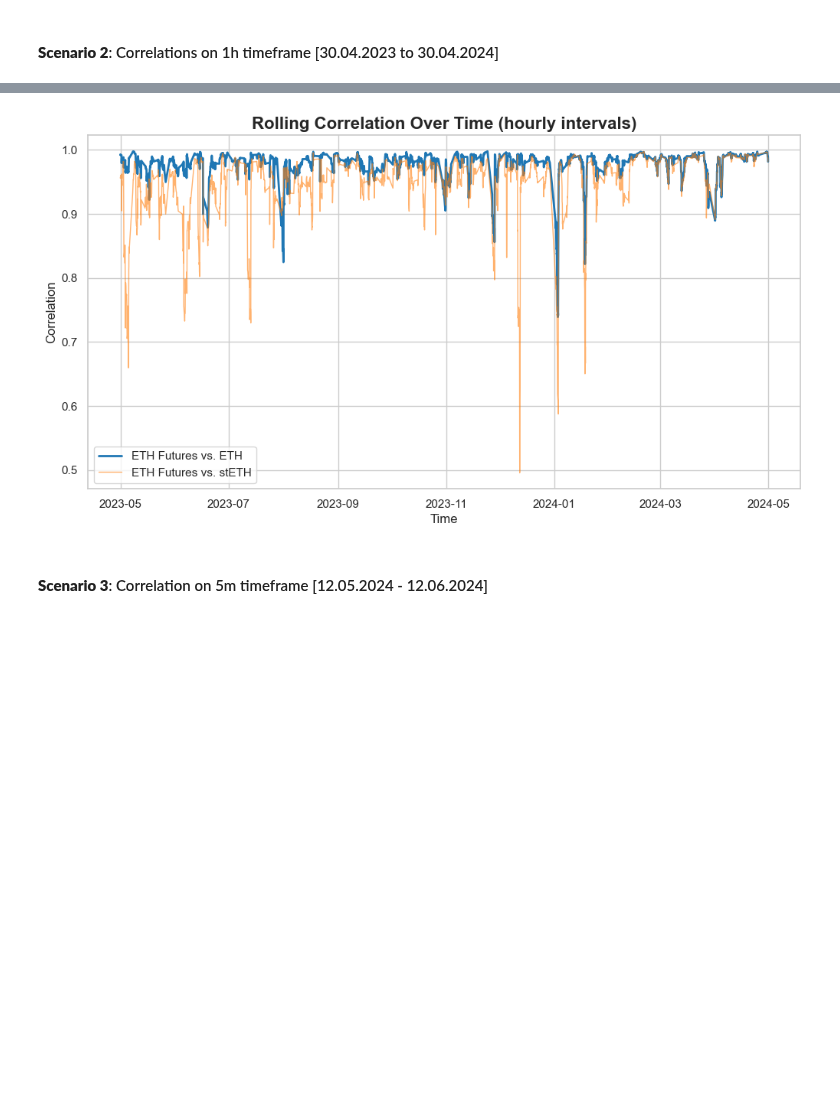
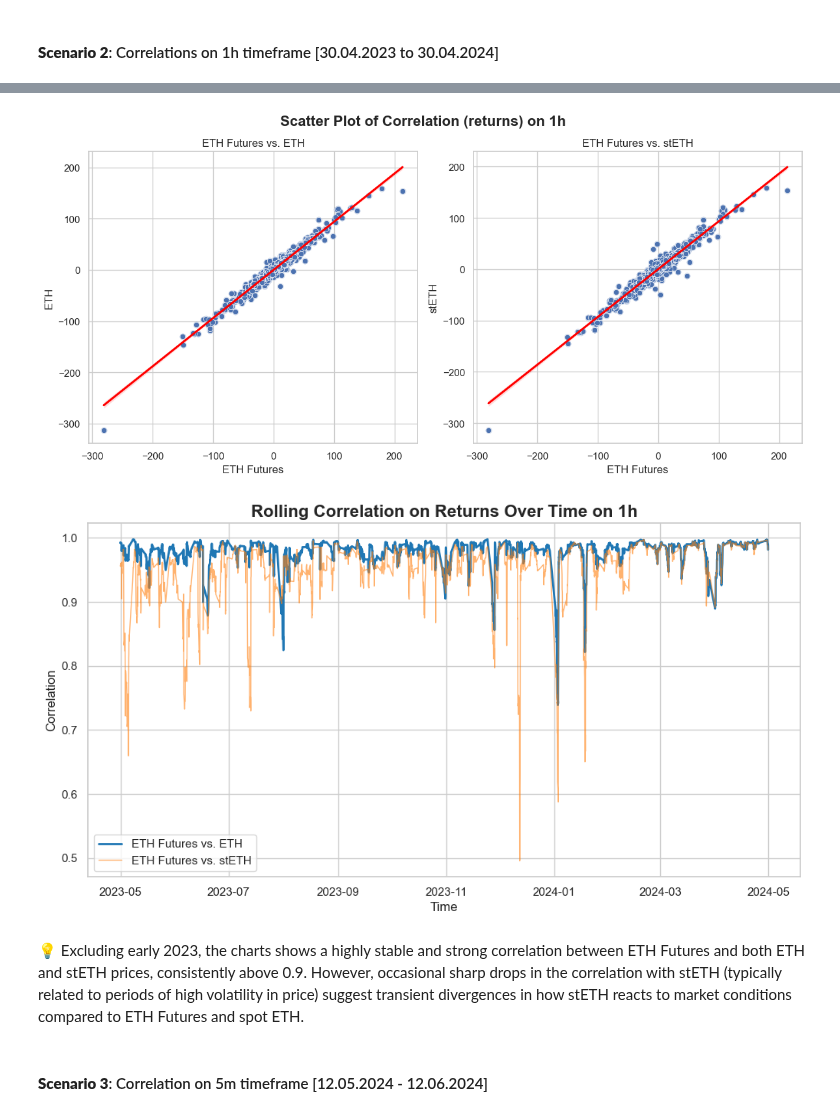
Before and after one commit to sjuanati/DataSciLabs, a Jupyter notebook: projects/cme/src/3_correlation_final.ipynb, the cells around one changed output, grey strips where cells are left out. Drawn from its saved outputs; the diff is of its cells as text; code cells hidden in the pictures; blank space fills up the shorter version.

```diff
--- a/projects/cme/src/3_correlation_final.ipynb
+++ b/projects/cme/src/3_correlation_final.ipynb
@@ -52,7 +93,7 @@ def show_scatters(df_cme_eth, df2_cme_steth, tf):
     plt.ylabel('stETH')
 
     plt.tight_layout(rect=[0, 0.03, 1, 0.95]) # space for global title
-    plt.suptitle(f'Scatter Plot of Correlation (deltas) on {tf}', fontsize=16, fontweight='bold')
+    plt.suptitle(f'Scatter Plot of Correlation (returns) on {tf}', fontsize=16, fontweight='bold')
 
     plt.show()
 # %%
@@ -231,11 +295,17 @@ show_correlations(corr_cme_eth_filtered_return, corr_cme_steth_filtered_return,
         98.13% : eth futures vs. eth
 
         96.35% : eth futures vs. steth
+# %%
+show_scatters(df_cme_eth_filtered, df_cme_steth_filtered, '1h')
+# %% [output]
+[figure, added]
 # %%
 df_cme_eth_filtered.reset_index(inplace=True)
 df_cme_steth_filtered.reset_index(inplace=True)
-show_rolling_correlations(df_cme_eth_filtered, df_cme_steth_filtered)
+show_rolling_correlations(df_cme_eth_filtered, df_cme_steth_filtered, '1h')
 # %% [output]
-[figure, old version]
+[figure, new version]
+# %% [markdown]
+💡 Excluding early 2023, the charts shows a highly stable and strong correlation between ETH Futures and both ETH and stETH prices, consistently above 0.9. However, occasional sharp drops in the correlation with stETH (typically related to periods of high volatility in price) suggest transient divergences in how stETH reacts to market conditions compared to ETH Futures and spot ETH.
 # %% [markdown]
 #### **Scenario 3**: Correlation on 5m timeframe [12.05.2024 - 12.06.2024]
```
Also changed, not shown: parts of 30 cells of this notebook.
